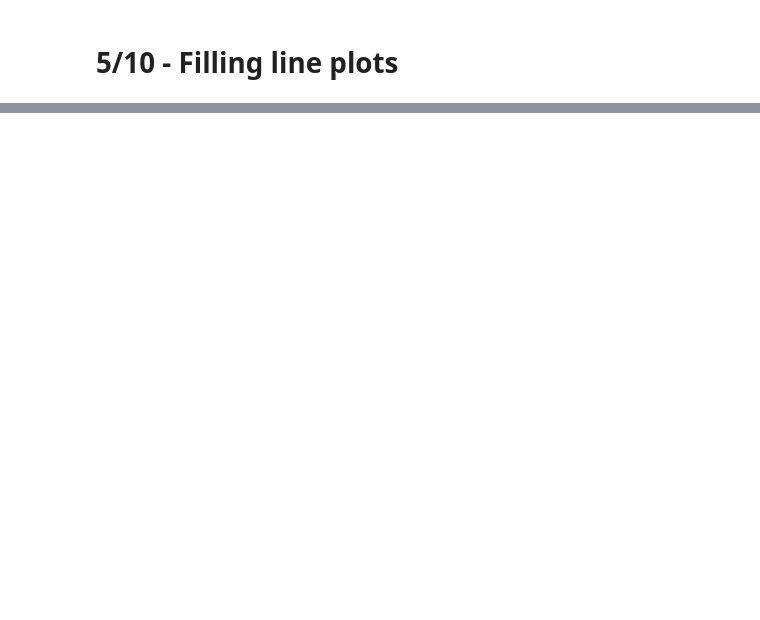
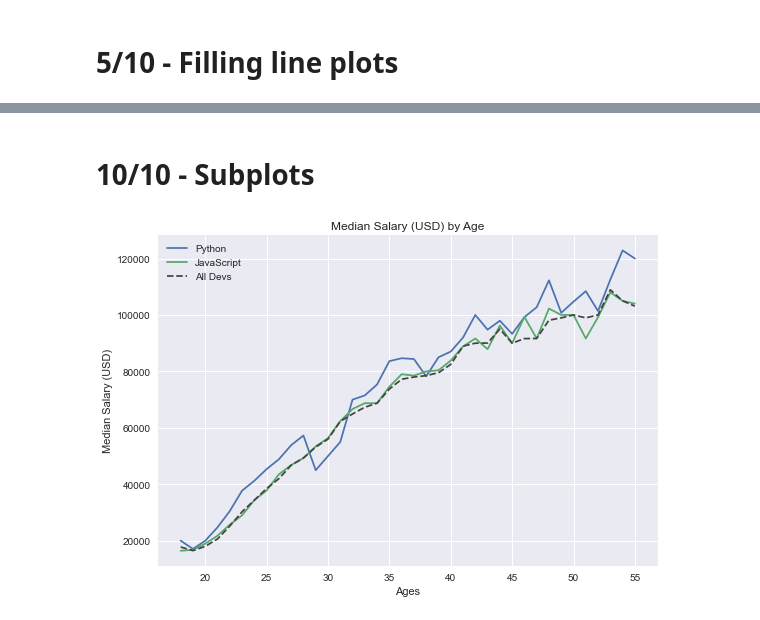
Before and after one commit to nicholas-kondal/ds-tutorials, a Jupyter notebook: matplotlib.ipynb, the cells around one changed output, grey strips where cells are left out. Cells and saved outputs as stored; diff of their text form; code cells hidden in the pictures; blank space fills up the shorter version.

```diff
--- a/matplotlib.ipynb
+++ b/matplotlib.ipynb
@@ -274,0 +409,14 @@ alpha=0.25,
+# %%
+import random
+from itertools import count
+import pandas as pd
+import matplotlib.pyplot as plt
+
+plt.style.use('fivethirtyeight')
+
+x_vals = [0, 1, 2, 3, 4, 5]
+y_vals = [0, 1, 3, 2, 3, 5]
+
+plt.plot(x_vals, y_vals)
+plt.tight_layout()
+plt.show()
@@ -274,0 +522,26 @@ alpha=0.25,
+# %% [markdown]
+# 10/10 - Subplots
+# %%
+import pandas as pd
+from matplotlib import pyplot as plt
+
+plt.style.use('seaborn')
+
+data = pd.read_csv('dev_data.csv')
+ages = data['Age']
+dev_salaries = data['All_Devs']
+py_salaries = data['Python']
+js_salaries = data['JavaScript']
+
+plt.plot(ages, py_salaries, label='Python')
+plt.plot(ages, js_salaries, label='JavaScript')
+plt.plot(ages, dev_salaries, color='#444444', linestyle='--', label='All Devs')
+
+plt.title('Median Salary (USD) by Age')
+plt.xlabel('Ages')
+plt.ylabel('Median Salary (USD)')
+plt.tight_layout()
+plt.legend()
+plt.show()
+# %% [output]
+[figure, added]
```
Also changed, not shown: parts of 28 cells of this notebook, 4 other files.
